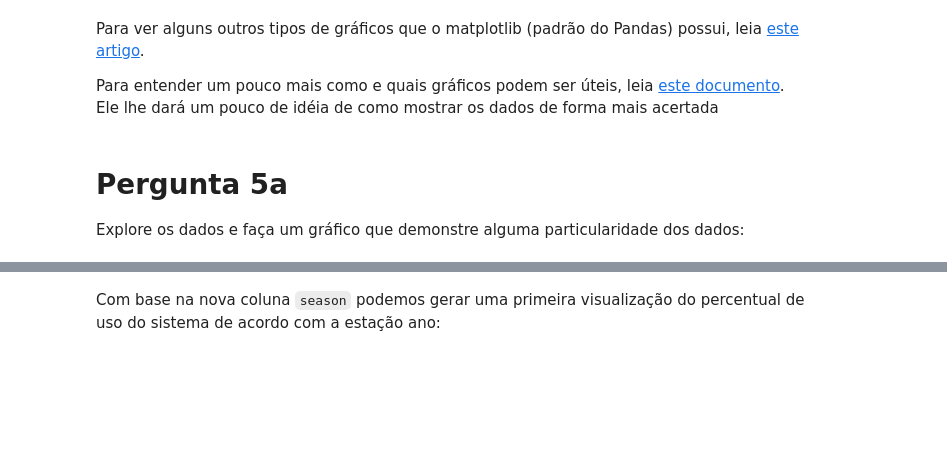
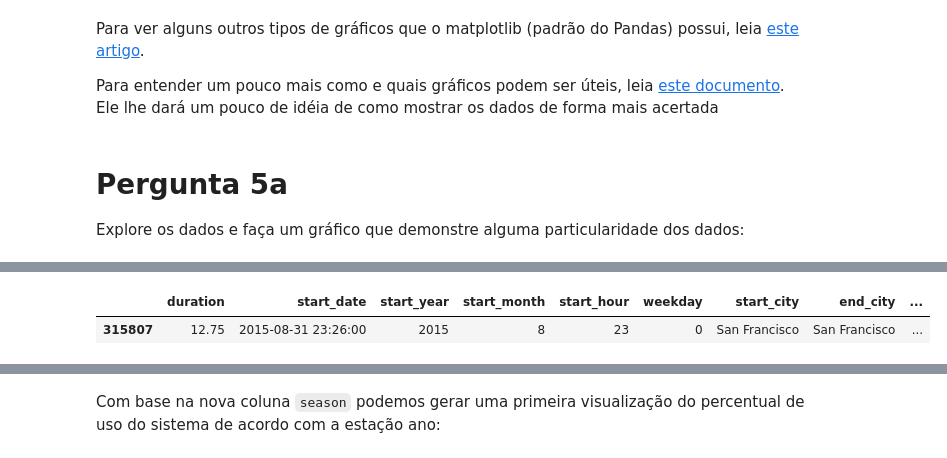
Before and after one commit to resilva87/udacity-datascience-I, a Jupyter notebook: Analise_Bay_Area_Bike_Share-NDFDSI.ipynb, the cells around one changed output, grey strips where cells are left out. Drawn from its saved outputs; the diff is of its cells as text; code cells hidden in the pictures; blank space fills up the shorter version.

```diff
--- a/Analise_Bay_Area_Bike_Share-NDFDSI.ipynb
+++ b/Analise_Bay_Area_Bike_Share-NDFDSI.ipynb
@@ -462,0 +492,6 @@ Explore os dados e faça um gráfico que demonstre alguma particularidade dos da
+# %%
+# data final identificada nos dados de análise
+display(trip_data.tail(1))
+# %% [output]
+|  | duration | start_date | start_year | start_month | start_hour | weekday | start_city | end_city | ... |
+| 315807 | 12.75 | 2015-08-31 23:26:00 | 2015 | 8 | 23 | 0 | San Francisco | San Francisco | ... |
```
Also changed, not shown: parts of 13 cells of this notebook.
